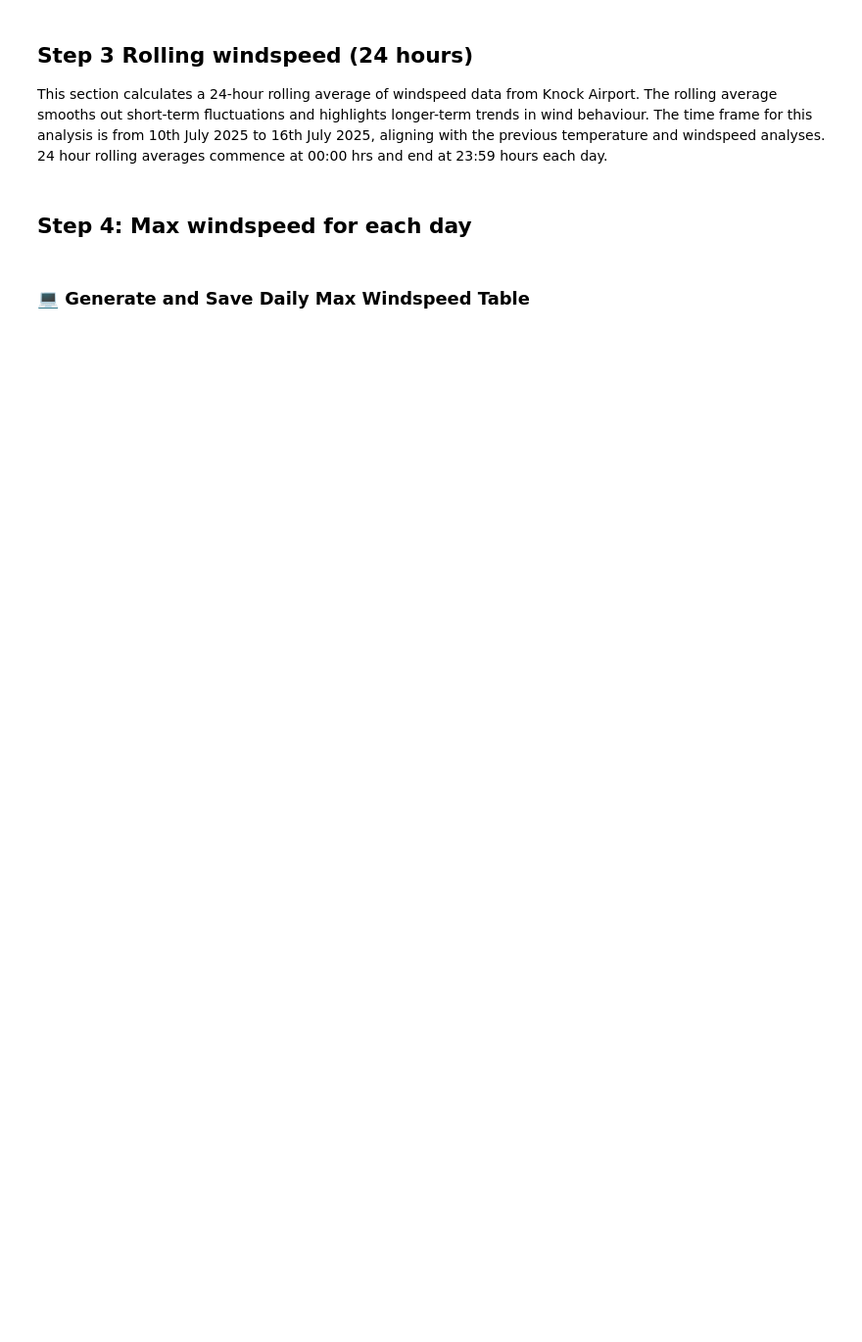
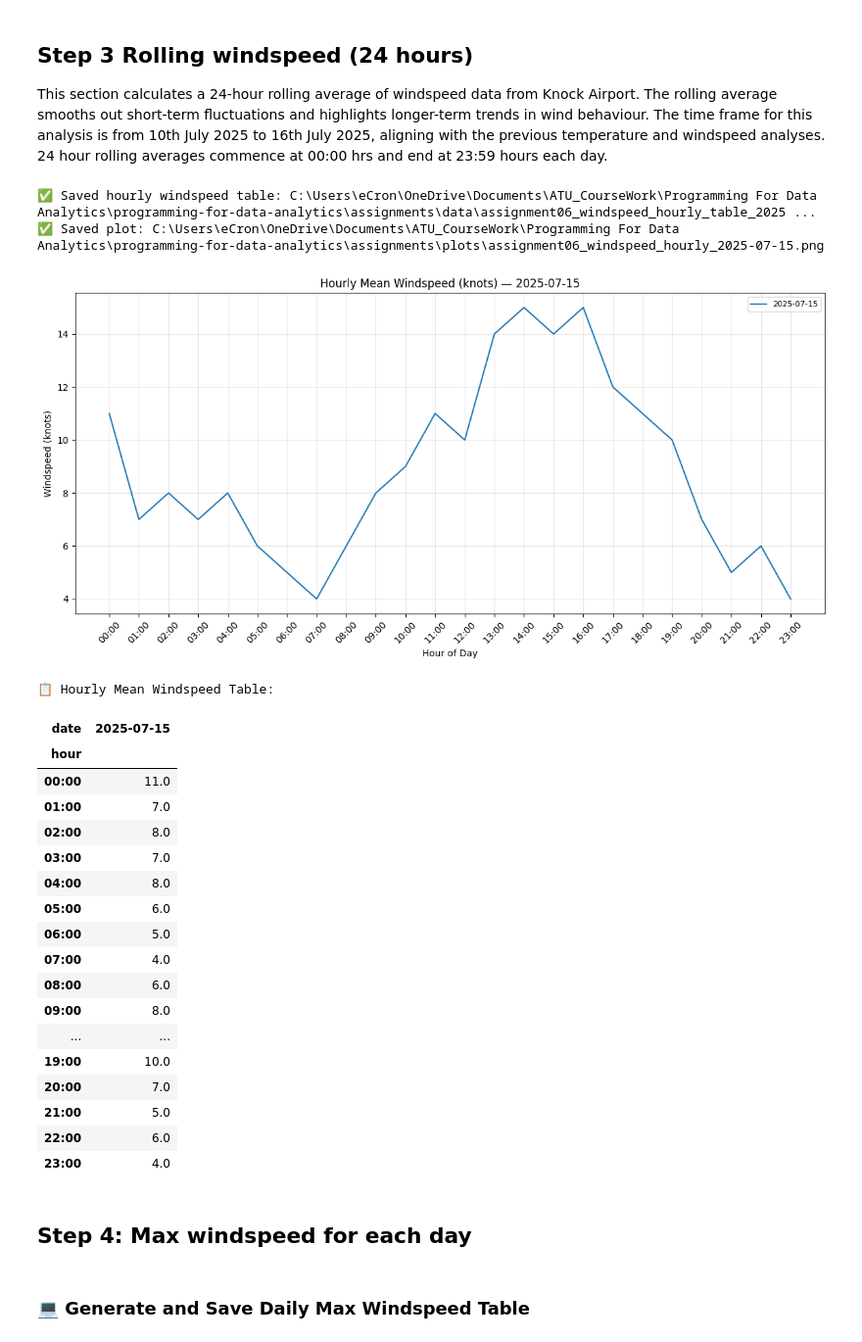
Before and after one commit to ECronin1973/programming-for-data-analytics, a Jupyter notebook: assignments/assignment06-weather.ipynb, the cells around one changed output. Shown at 98% size. Cells and saved outputs as stored; diff of their text form; code cells hidden in the pictures; blank space fills up the shorter version.

```diff
--- a/assignments/assignment06-weather.ipynb
+++ b/assignments/assignment06-weather.ipynb
@@ -1174,58 +1215,100 @@ display(pivot)
 
 This section calculates a 24-hour rolling average of windspeed data from Knock Airport. The rolling average smooths out short-term fluctuations and highlights longer-term trends in wind behaviour.  The time frame for this analysis is from 10th July 2025 to 16th July 2025, aligning with the previous temperature and windspeed analyses.  24 hour rolling averages commence at 00:00 hrs and end at 23:59 hours each day.
 # %%
-# 📥 Load cleaned windspeed data for Summer 2025
-file_path = os.path.join("..", "data", "windspeed_cleaned_summer_2025.csv")
-df = pd.read_csv(file_path)
+# 🌬️ Hourly Windspeed Trends — Single Day Analysis
 
-# 🧼 Ensure datetime column is parsed
+# ✅ Load cleaned windspeed data
+data_fp = Path("data") / "assignment06_windspeed_cleaned_summer_2025.csv"
+if not data_fp.exists():
+    raise FileNotFoundError(f"❌ Windspeed data file not found at: {data_fp.resolve()}")
+
+df = pd.read_csv(data_fp)
+df.columns = df.columns.str.strip()
+
+# ✅ Ensure datetime column is parsed
 if 'datetime' not in df.columns or not pd.api.types.is_datetime64_any_dtype(df['datetime']):
     df['datetime'] = pd.to_datetime(df['datetime'], errors='coerce')
 
 # 📅 Input date for analysis
 input_date = pd.Timestamp("2025-07-15")  # Change this date as needed
 custom_start = input_date.replace(hour=0, minute=0)
 custom_end = input_date.replace(hour=23, minute=59)
 
-# 📆 Filter using custom_start and custom_end
-focus_df = df[(df['datetime'] >= custom_start) & (df['datetime'] <= custom_end)].copy()
+# ✅ Validate date range using helper
+start_ts, end_ts = get_custom_range(custom_start, custom_end)
+if start_ts is None or end_ts is None:
+    print("⚠️ Invalid date input — using fallback date.")
+    start_ts = pd.Timestamp("2025-07-15 00:00")
+    end_ts = pd.Timestamp("2025-07-15 23:59")
+
+# 📆 Filter data for selected date
+focus_df = df[(df['datetime'] >= start_ts) & (df['datetime'] <= end_ts)].copy()
+focus_df = focus_df.dropna(subset=['windspeed'])
 
 # 🗓️ Extract date and hour for grouping
 focus_df['date'] = focus_df['datetime'].dt.date
 focus_df['hour'] = focus_df['datetime'].dt.strftime('%H:%M')
 
 # 📊 Create pivot table: hourly windspeed for selected date
 pivot = focus_df.pivot_table(index='hour', columns='date', values='windspeed', aggfunc='mean')
 
-# 💾 Save pivot table as CSV
-pivot_table_fp = os.path.join("..", "data", f"windspeed_hourly_table_{custom_start.date()}_to_{custom_end.date()}.csv")
-pivot.to_csv(pivot_table_fp)
-print(f"✅ Saved hourly windspeed table: {pivot_table_fp}")
+# 💾 Save pivot table
+out_dir = Path("data")
+out_dir.mkdir(parents=True, exist_ok=True)
+pivot_fp = out_dir / f"assignment06_windspeed_hourly_table_{start_ts.date()}_to_{end_ts.date()}.csv"
+pivot.to_csv(pivot_fp)
+print(f"✅ Saved hourly windspeed table: {pivot_fp.resolve()}")
 
 # 📈 Plot hourly windspeed trends
 plt.figure(figsize=(12, 6))
 for date in pivot.columns:
     plt.plot(pivot.index, pivot[date], label=str(date))
 
-plt.title(f"Hourly Mean Windspeed (knots) — {custom_start.date()}")
+plt.title(f"Hourly Mean Windspeed (knots) — {start_ts.date()}")
 plt.xlabel("Hour of Day")
 plt.ylabel("Windspeed (knots)")
 plt.grid(True, alpha=0.3)
 plt.legend(loc='upper right', fontsize='small')
 plt.xticks(rotation=45)
 plt.tight_layout()
 
 # 💾 Save plot
-plots_dir = os.path.join("..", "plots")
-os.makedirs(plots_dir, exist_ok=True)
-plot_fp = os.path.join(plots_dir, f"windspeed_hourly_{custom_start.date()}.png")
+plots_dir = Path("plots")
+plots_dir.mkdir(parents=True, exist_ok=True)
+plot_fp = plots_dir / f"assignment06_windspeed_hourly_{start_ts.date()}.png"
 plt.savefig(plot_fp, dpi=150)
-print(f"✅ Saved plot: {plot_fp}")
+print(f"✅ Saved plot: {plot_fp.resolve()}")
 plt.show()
 
-# 📋 Output the windspeed pivot table
-print("\nHourly Mean Windspeed Table:")
-display(pivot)
+# 📋 Display pivot table
+print("\n📋 Hourly Mean Windspeed Table:")
+try:
+    display(pivot)
+except Exception:
+    print(pivot.to_string(index=True))
+# %% [output]
+✅ Saved hourly windspeed table: C:\Users\eCron\OneDrive\Documents\ATU_CourseWork\Programming For Data Analytics\programming-for-data-analytics\assignments\data\assignment06_windspeed_hourly_table_2025 ...
+✅ Saved plot: C:\Users\eCron\OneDrive\Documents\ATU_CourseWork\Programming For Data Analytics\programming-for-data-analytics\assignments\plots\assignment06_windspeed_hourly_2025-07-15.png
+[figure, added]
+📋 Hourly Mean Windspeed Table:
+| date | 2025-07-15 |
+| hour |  |
+| 00:00 | 11.0 |
+| 01:00 | 7.0 |
+| 02:00 | 8.0 |
+| 03:00 | 7.0 |
+| 04:00 | 8.0 |
+| 05:00 | 6.0 |
+| 06:00 | 5.0 |
+| 07:00 | 4.0 |
+| 08:00 | 6.0 |
+| 09:00 | 8.0 |
+| ... | ... |
+| 19:00 | 10.0 |
+| 20:00 | 7.0 |
+| 21:00 | 5.0 |
+| 22:00 | 6.0 |
+| 23:00 | 4.0 |
 # %% [markdown]
 ## Step 4: Max windspeed for each day
 # %% [markdown]
```
Also changed, not shown: parts of 7 cells of this notebook, 13 other files.
